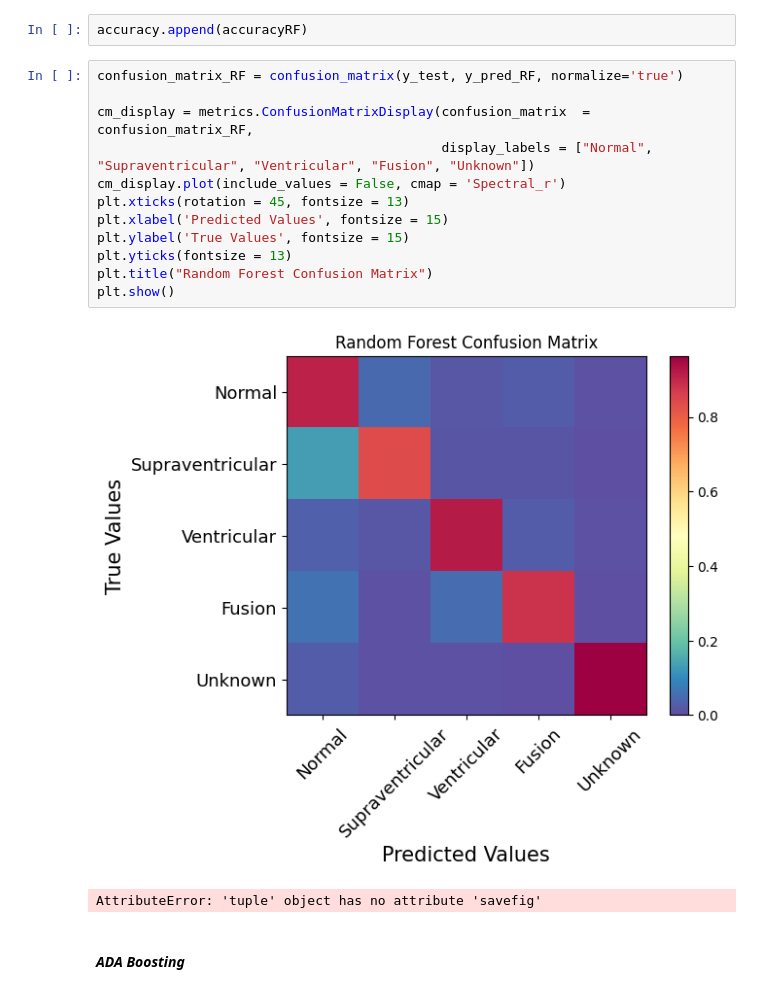
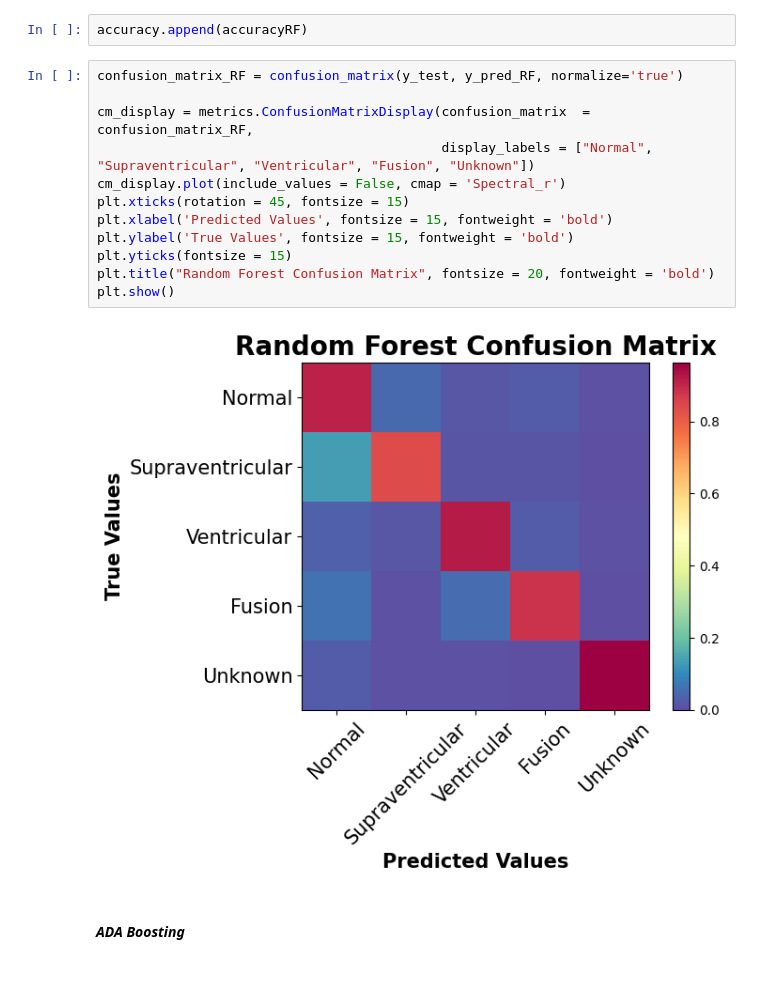
Before and after one commit to Dhawal-Modi/DSC_2024_Space_Jam, a Jupyter notebook: Task2.ipynb, the cells around one changed output. Drawn from its saved outputs; the diff is of its cells as text.

```diff
--- a/Task2.ipynb
+++ b/Task2.ipynb
@@ -341,18 +409,17 @@ accuracy.append(accuracyRF)
 # %%
 confusion_matrix_RF = confusion_matrix(y_test, y_pred_RF, normalize='true')
 
 cm_display = metrics.ConfusionMatrixDisplay(confusion_matrix  = confusion_matrix_RF,
                                             display_labels = ["Normal", "Supraventricular", "Ventricular", "Fusion", "Unknown"])
 cm_display.plot(include_values = False, cmap = 'Spectral_r')
-plt.xticks(rotation = 45, fontsize = 13)
-plt.xlabel('Predicted Values', fontsize = 15)
-plt.ylabel('True Values', fontsize = 15)
-plt.yticks(fontsize = 13)
-plt.title("Random Forest Confusion Matrix")
+plt.xticks(rotation = 45, fontsize = 15)
+plt.xlabel('Predicted Values', fontsize = 15, fontweight = 'bold')
+plt.ylabel('True Values', fontsize = 15, fontweight = 'bold')
+plt.yticks(fontsize = 15)
+plt.title("Random Forest Confusion Matrix", fontsize = 20, fontweight = 'bold')
 plt.show()
 # %% [output]
-[figure, old version]
+[figure, new version]
-AttributeError: 'tuple' object has no attribute 'savefig'
 # %% [markdown]
 #### *ADA Boosting*
 # %%
```
Also changed, not shown: parts of 4 cells of this notebook.
